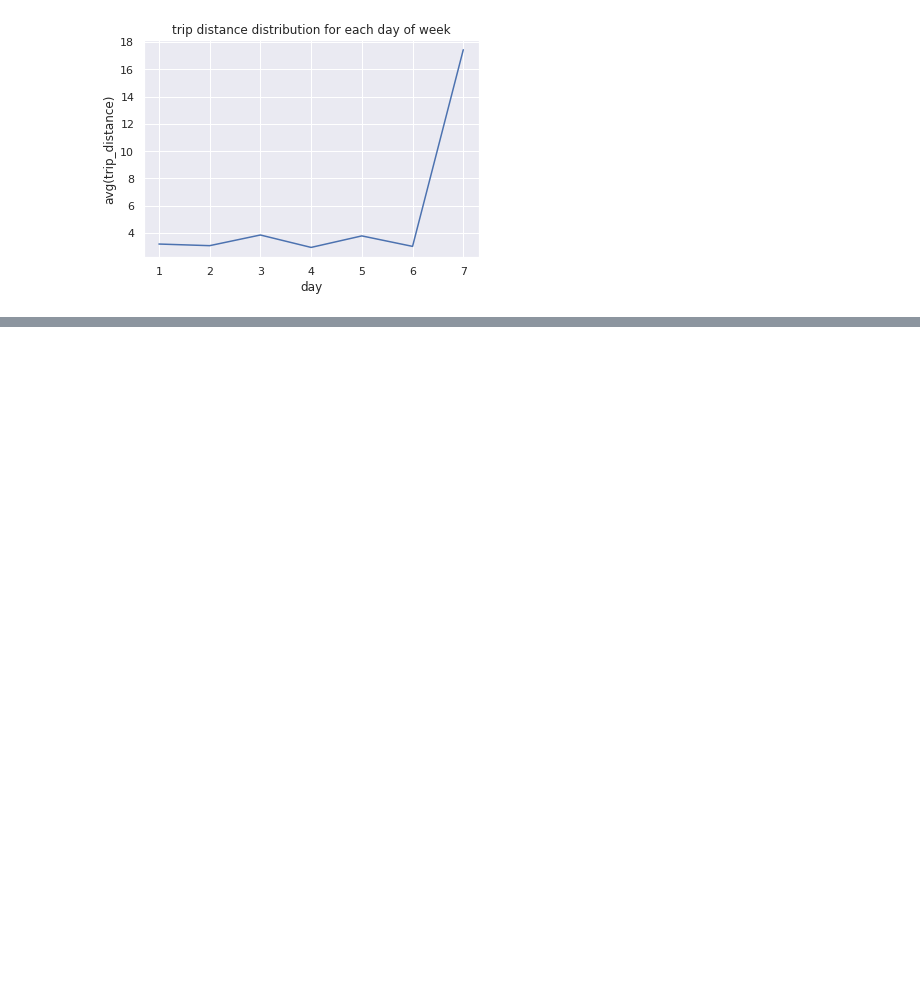
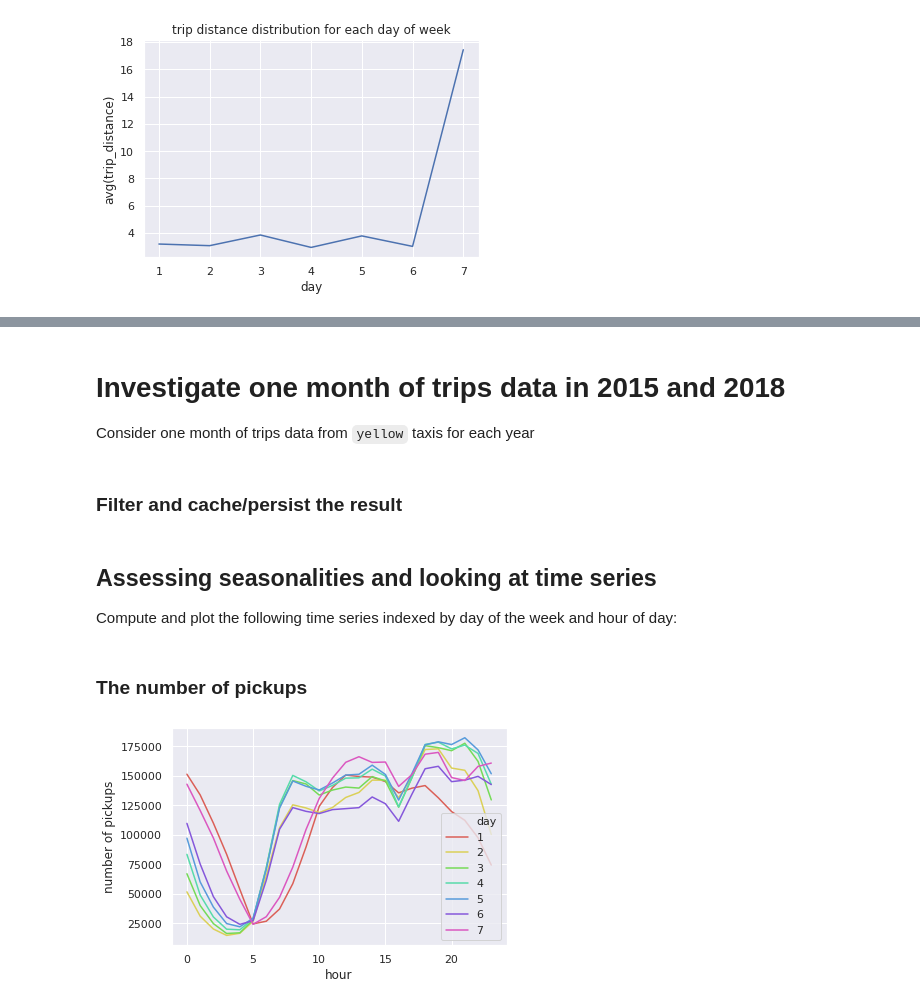
Before and after one commit to gtordjma/huynh_tordjman, a Jupyter notebook: Devoir_3/homework03.ipynb, the cells around one changed output, grey strips where cells are left out. Saved outputs shown, nothing was run; the diff lists cells and outputs as text; code cells hidden in the pictures; blank space fills up the shorter version.

```diff
--- a/Devoir_3/homework03.ipynb
+++ b/Devoir_3/homework03.ipynb
@@ -537,0 +738,35 @@ We let you look and find relevant tools to do this.
+# %% [markdown]
+# Investigate one month of trips data in 2015 and 2018
+
+ Consider one month of trips data from `yellow` taxis for each year
+# %% [markdown]
+### Filter and cache/persist the result
+# %%
+diff_secs_col = col("tpep_dropoff_datetime").cast("long") - col("tpep_pickup_datetime").cast("long")
+
+
+new_df = df.filter(df['passenger_count'].between(1,6))\
+.drop('VendorID','passenger_count','RateCodeID','store_and_fwd_flag','extra','mta_tax','tolls_amount','improvement_surcharge')\
+.withColumn('hour', hour(col('tpep_pickup_datetime')))\
+.withColumn('day', dayofweek(col('tpep_pickup_datetime')))\
+.withColumn( "trip_duration", diff_secs_col/ 60 )\
+.cache()
+# %% [markdown]
+## Assessing seasonalities and looking at time series
+
+Compute and plot the following time series indexed by day of the week and hour of day:
+# %% [markdown]
+### The number of pickups
+# %%
+pd_data_by_day_hour = new_df.groupBy("day","hour").agg({'trip_distance':'count'}).toPandas()
+palette = sns.color_palette("hls", 7)
+
+fig = sns.lineplot(x='hour',
+             y='count(trip_distance)',
+             hue='day',
+            palette=palette,
+             data=pd_data_by_day_hour)
+
+ax = plt.ylabel("number of pickups")
+# %% [output]
+[figure, added]
```
Also changed, not shown: parts of 77 cells of this notebook.
